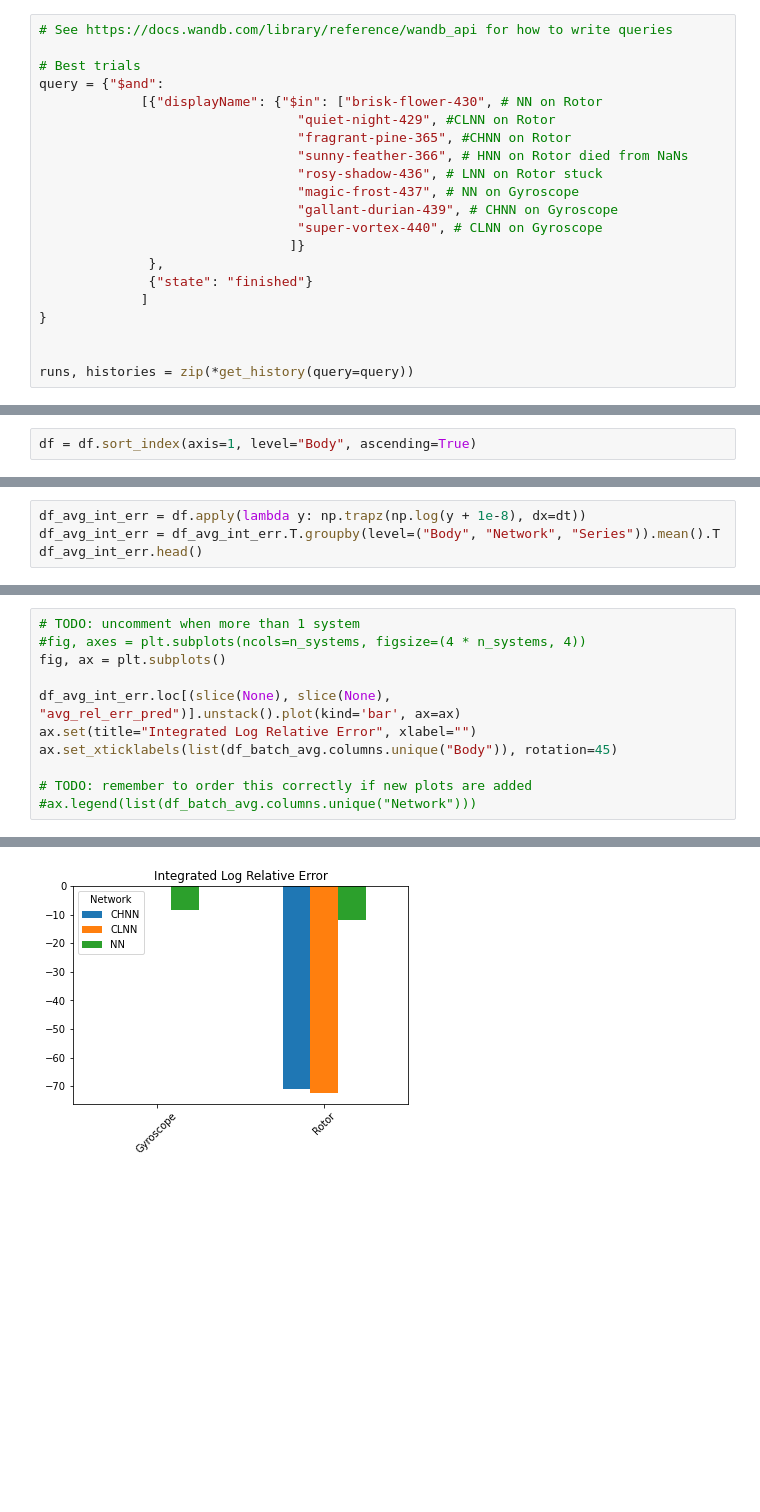
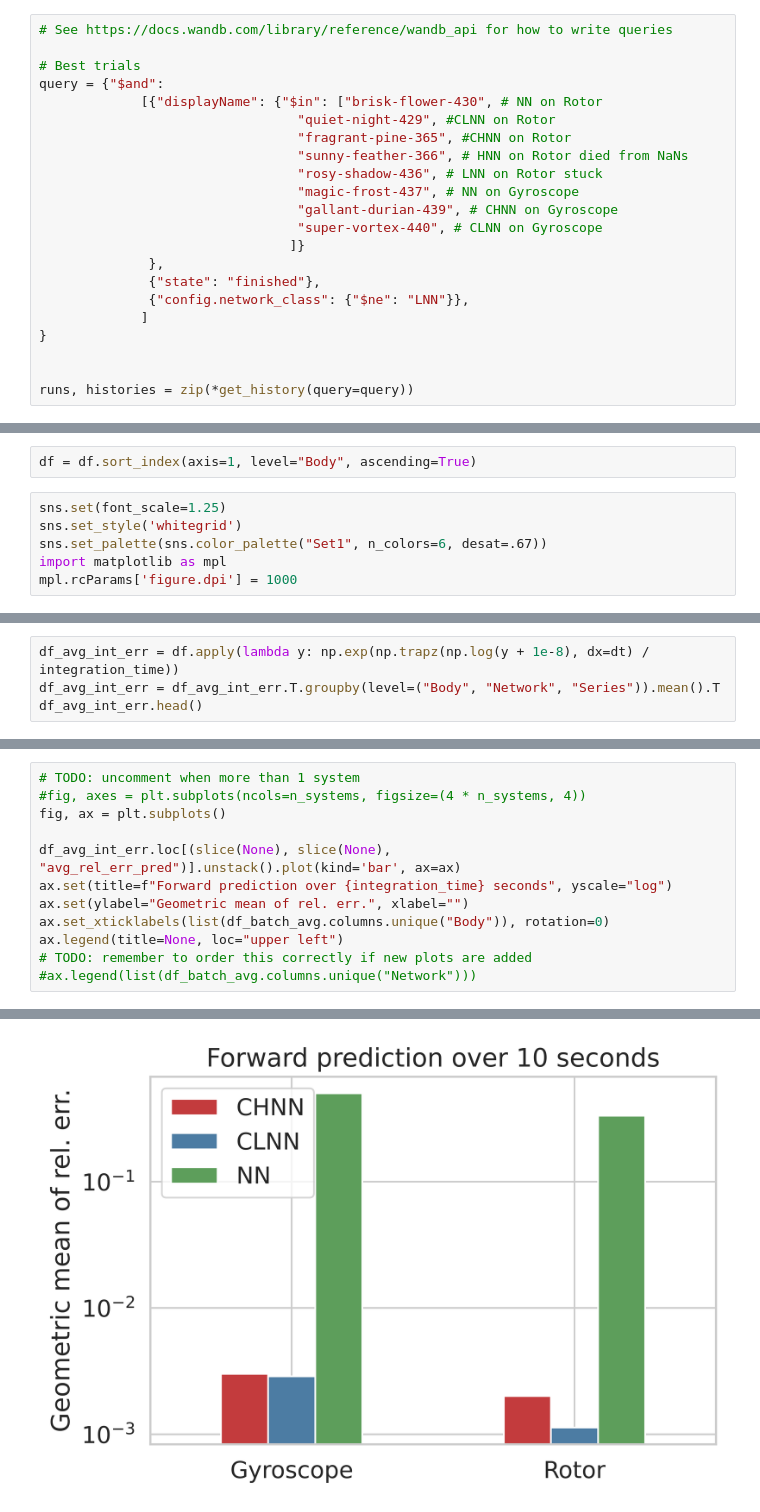
Before and after one commit to mfinzi/constrained-hamiltonian-neural-networks, a Jupyter notebook: plot-relative-errors.ipynb, the cells around one changed output, grey strips where cells are left out. Cells and saved outputs as stored; diff of their text form; blank space fills up the shorter version.

```diff
--- a/plot-relative-errors.ipynb
+++ b/plot-relative-errors.ipynb
@@ -105,7 +105,8 @@ query = {"$and":
                                  "super-vortex-440", # CLNN on Gyroscope
                                 ]}
               },
-              {"state": "finished"}
+              {"state": "finished"},
+              {"config.network_class": {"$ne": "LNN"}},
              ]
 }
 
@@ -191,5 +188,11 @@ df.head()
 # %%
 df = df.sort_index(axis=1, level="Body", ascending=True)
+# %%
+sns.set(font_scale=1.25)
+sns.set_style('whitegrid')
+sns.set_palette(sns.color_palette("Set1", n_colors=6, desat=.67))
+import matplotlib as mpl
+mpl.rcParams['figure.dpi'] = 1000
 # %%
 df_batch_avg = df.T.groupby(level=("Body", "Network", "Series")).mean().T
 
@@ -221,5 +228,5 @@ axes[0].set(ylabel=r"Rel. Error: $||z - z_{true}||_2 / ||z + z_{true}||_2$")
 # %%
-df_avg_int_err = df.apply(lambda y: np.trapz(np.log(y + 1e-8), dx=dt))
+df_avg_int_err = df.apply(lambda y: np.exp(np.trapz(np.log(y + 1e-8), dx=dt) / integration_time))
 df_avg_int_err = df_avg_int_err.T.groupby(level=("Body", "Network", "Series")).mean().T
 df_avg_int_err.head()
 # %% [output]
@@ -236,9 +243,10 @@ dtype: float64
 fig, ax = plt.subplots()
 
 df_avg_int_err.loc[(slice(None), slice(None), "avg_rel_err_pred")].unstack().plot(kind='bar', ax=ax)
-ax.set(title="Integrated Log Relative Error", xlabel="")
-ax.set_xticklabels(list(df_batch_avg.columns.unique("Body")), rotation=45)
-
+ax.set(title=f"Forward prediction over {integration_time} seconds", yscale="log")
+ax.set(ylabel="Geometric mean of rel. err.", xlabel="")
+ax.set_xticklabels(list(df_batch_avg.columns.unique("Body")), rotation=0)
+ax.legend(title=None, loc="upper left")
 # TODO: remember to order this correctly if new plots are added
 #ax.legend(list(df_batch_avg.columns.unique("Network")))
 # %% [output]
@@ -246 +254 @@ ax.set_xticklabels(list(df_batch_avg.columns.unique("Body")), rotation=45)
-[figure, old version]
+[figure, new version]
```
Also changed, not shown: parts of 7 cells of this notebook, 8 other files.
